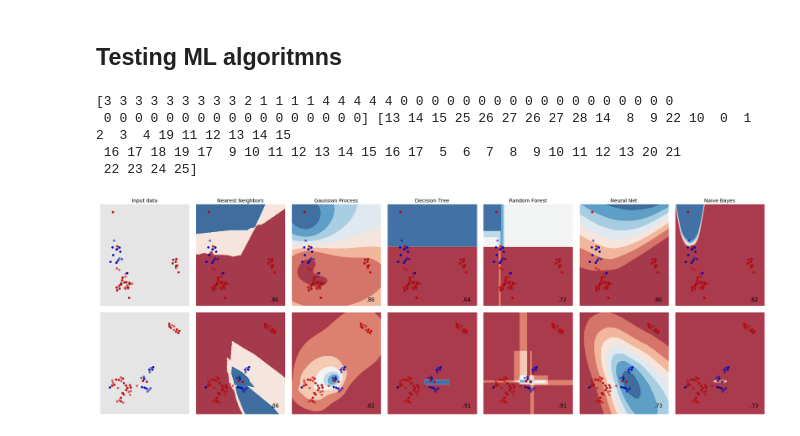
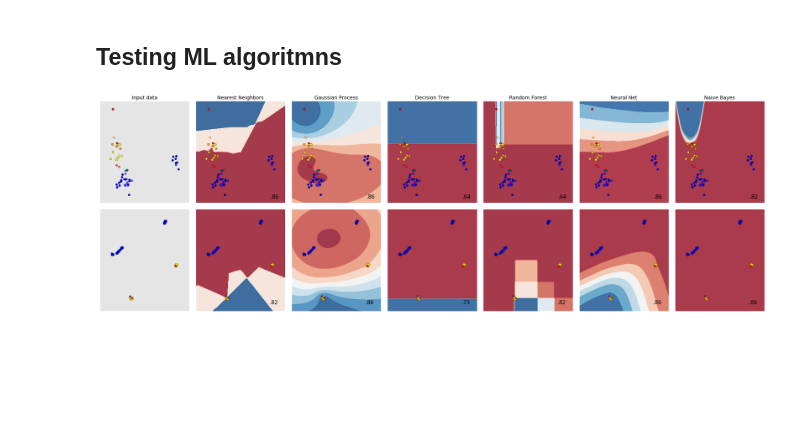
Before and after one commit to sanchestm/tSNE-vs-PCA-heritage-data, a Jupyter notebook: heritance viewer.ipynb, the cells around one changed output. Cells and saved outputs as stored; diff of their text form; code cells hidden in the pictures; blank space fills up the shorter version.

```diff
--- a/heritance viewer.ipynb
+++ b/heritance viewer.ipynb
@@ -133,10 +133,11 @@ classifiers = [
     GaussianProcessClassifier(1.0 * RBF(1.0)),
     DecisionTreeClassifier(max_depth=5),
     RandomForestClassifier(max_depth=5, n_estimators=10, max_features=1),
-    MLPClassifier(alpha=1),
+    MLPClassifier(alpha=1, max_iter = 1000),
     GaussianNB()]
 # %%
 XPCA = PCvalues
+TSNEvalues = TSNE(n_components=2,  perplexity=7.0).fit_transform(X)
 XtSNE = TSNEvalues
 
 from sklearn import preprocessing
@@ -147,17 +148,10 @@ YM = mainDF['Mother'].values
 lef.fit(YF)
 lem.fit(YM)
 YF = lef.transform(YF)
+#YF[9] =
 YM = lem.transform(YM)
-print(YF, YM)
-
-
 
 datasets = [(XPCA, YF), (XtSNE, YF)]
-# %% [output]
-[3 3 3 3 3 3 3 3 3 2 1 1 1 1 4 4 4 4 4 0 0 0 0 0 0 0 0 0 0 0 0 0 0 0 0 0 0
- 0 0 0 0 0 0 0 0 0 0 0 0 0 0 0 0 0] [13 14 15 25 26 27 26 27 28 14  8  9 22 10  0  1  2  3  4 19 11 12 13 14 15
- 16 17 18 19 17  9 10 11 12 13 14 15 16 17  5  6  7  8  9 10 11 12 13 20 21
- 22 23 24 25]
 # %%
 figure = plt.figure(figsize=(27, 9))
 i = 1
@@ -176,7 +170,7 @@ for ds_cnt, ds in enumerate(datasets):
 
     # just plot the dataset first
     cm = plt.cm.RdBu
-    cm_bright = ListedColormap(['#FF0000', '#0000FF'])
+    cm_bright = ListedColormap(['blue', 'red', 'green', 'yellow', 'orange'])
     ax = plt.subplot(len(datasets), len(classifiers) + 1, i)
     if ds_cnt == 0:
         ax.set_title("Input data")
@@ -196,6 +190,7 @@ for ds_cnt, ds in enumerate(datasets):
     for name, clf in zip(names, classifiers):
         ax = plt.subplot(len(datasets), len(classifiers) + 1, i)
         clf.fit(X_train, y_train)
+        y_predict = clf.predict(X_test)
         score = clf.score(X_test, y_test)
 
         # Plot the decision boundary. For that, we will assign a color to each
@@ -203,31 +198,31 @@ for ds_cnt, ds in enumerate(datasets):
         if hasattr(clf, "decision_function"):
             Z = clf.decision_function(np.c_[xx.ravel(), yy.ravel()])
         else:
             Z = clf.predict_proba(np.c_[xx.ravel(), yy.ravel()])[:, 1]
 
         # Put the result into a color plot
         Z = Z.reshape(xx.shape)
         ax.contourf(xx, yy, Z, cmap=cm, alpha=.8)
 
         # Plot also the training points
         ax.scatter(X_train[:, 0], X_train[:, 1], c=y_train, cmap=cm_bright,
                    edgecolors='k')
         # and testing points
         ax.scatter(X_test[:, 0], X_test[:, 1], c=y_test, cmap=cm_bright,
                    edgecolors='k', alpha=0.6)
 
         ax.set_xlim(xx.min(), xx.max())
         ax.set_ylim(yy.min(), yy.max())
         ax.set_xticks(())
         ax.set_yticks(())
         if ds_cnt == 0:
             ax.set_title(name)
         ax.text(xx.max() - .3, yy.min() + .3, ('%.2f' % score).lstrip('0'),
                 size=15, horizontalalignment='right')
         i += 1
 
 plt.tight_layout()
 plt.savefig("TESTING ML OUTPUT.png", DPI = 400)
 plt.show()
 # %% [output]
-[figure, old version]
+[figure, new version]
```
Also changed, not shown: parts of 2 cells of this notebook, 28 other files.
